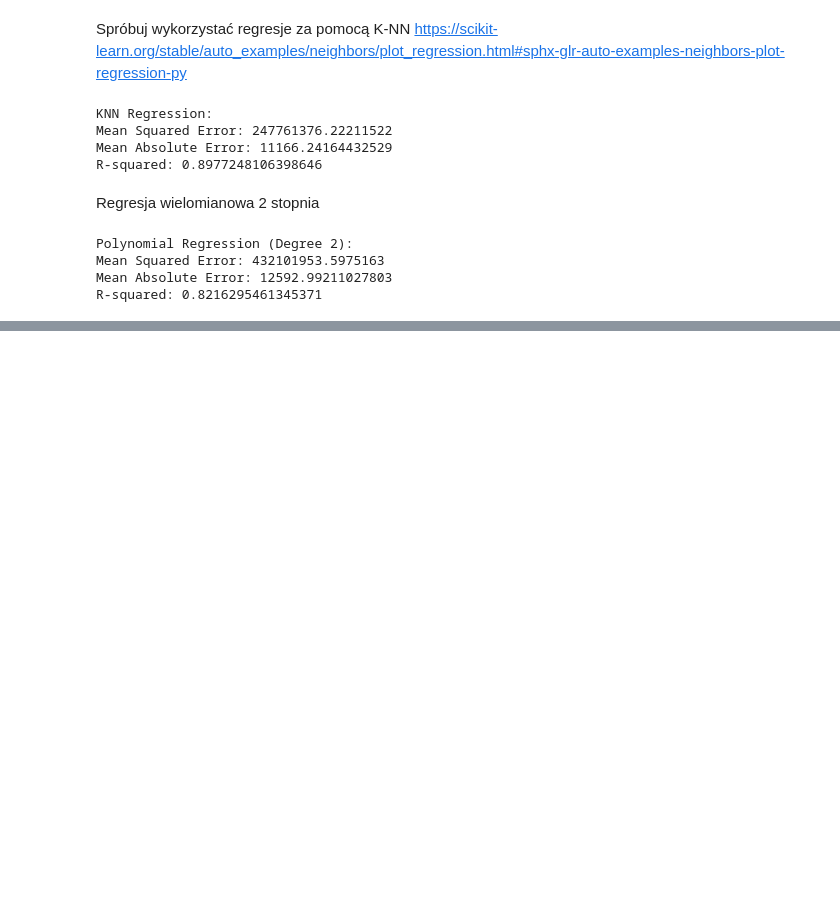
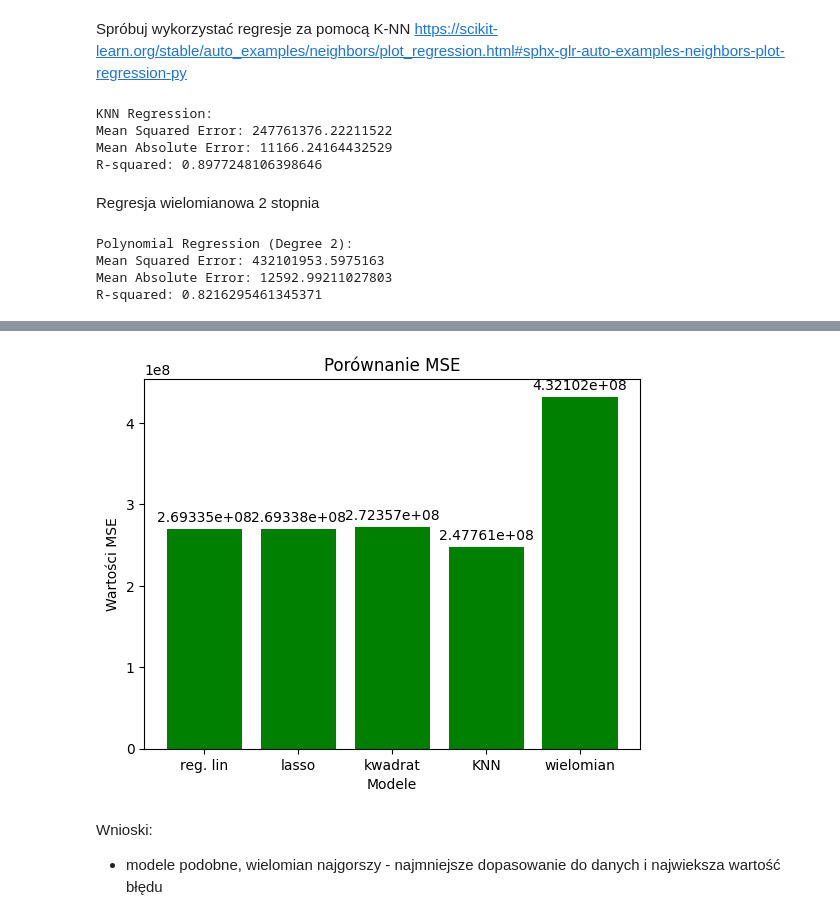
Before and after one commit to KrzysztofDrobnik/lecture1, a Jupyter notebook: PUM5_regresjanieliniowa.ipynb, the cells around one changed output, grey strips where cells are left out. Cells and saved outputs as stored; diff of their text form; code cells hidden in the pictures; blank space fills up the shorter version.

```diff
--- a/PUM5_regresjanieliniowa.ipynb
+++ b/PUM5_regresjanieliniowa.ipynb
@@ -331,0 +294,20 @@ Average R-squared: 0.8949777924689158
+# %%
+
+labels = ['reg. lin', 'lasso', 'kwadrat', 'KNN', 'wielomian']
+values = [mse_zwykla_regresja, mse_lasso, mse_kwadrat, mse_knn, mse_poly]
+
+
+bars = plt.bar(labels, values, color='green')
+plt.bar_label(bars, padding=3)
+
+
+plt.title('Porównanie MSE')
+plt.xlabel('Modele')
+plt.ylabel('Wartości MSE')
+
+plt.show()
+# %% [output]
+[figure, added]
+# %% [markdown]
+Wnioski:
+- modele podobne, wielomian najgorszy - najmniejsze dopasowanie do danych i najwieksza wartość błędu
```
Also changed, not shown: parts of 9 cells of this notebook.
